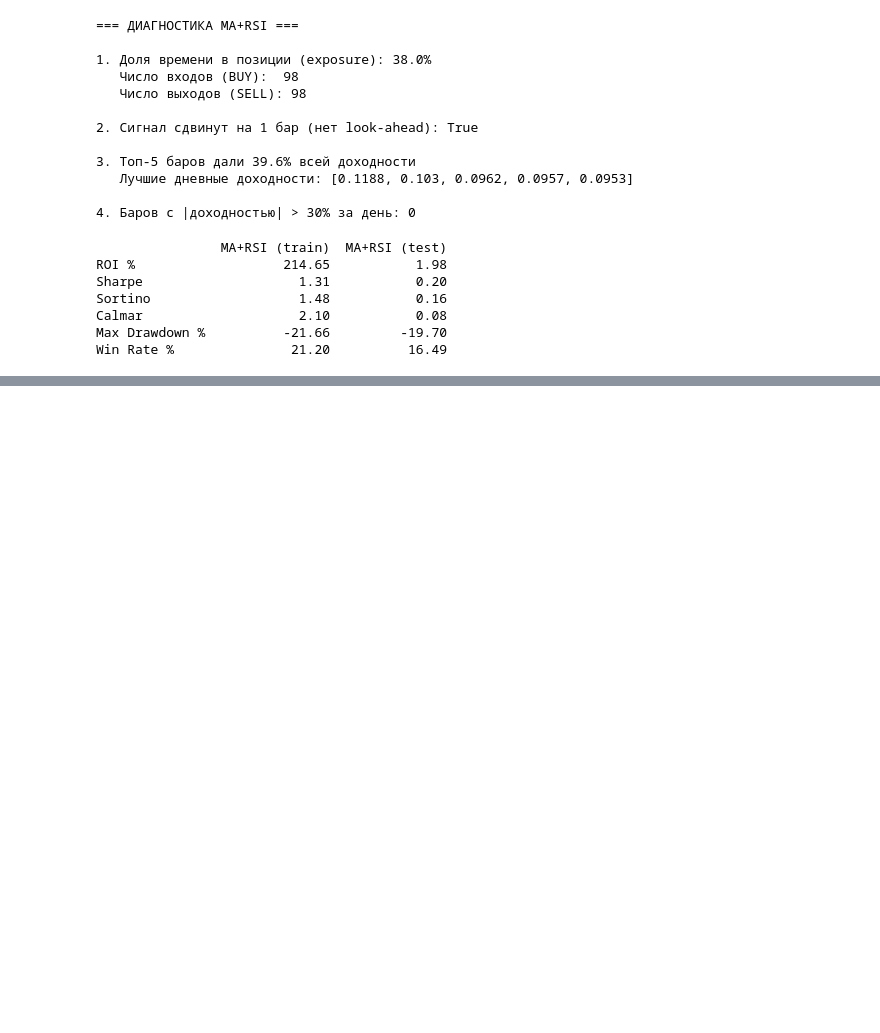
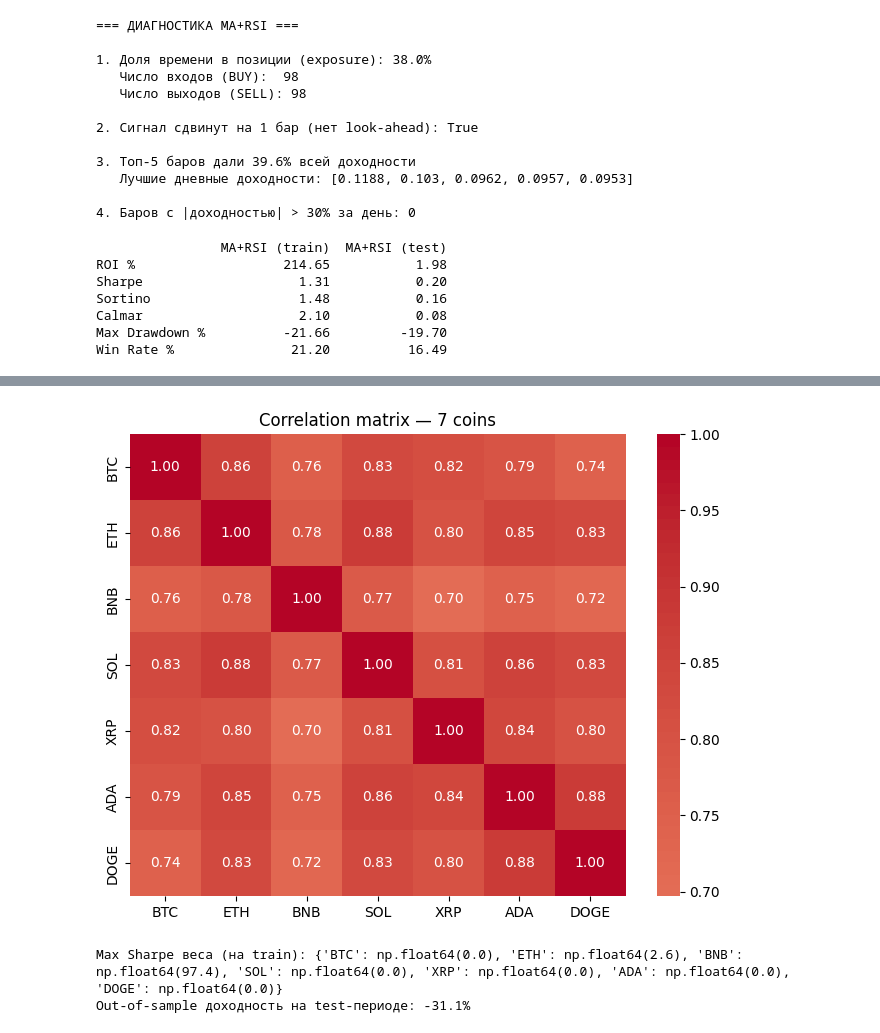
Before and after one commit to pda95/ai-crypto-hedge-fund, a Jupyter notebook: notebooks/hedge_fund.ipynb, the cells around one changed output, grey strips where cells are left out. Cells and saved outputs as stored; diff of their text form; code cells hidden in the pictures; blank space fills up the shorter version.

```diff
--- a/notebooks/hedge_fund.ipynb
+++ b/notebooks/hedge_fund.ipynb
@@ -359,0 +376,24 @@ plt.show()
+# %%
+import seaborn as sns
+plt.figure(figsize=(8, 6))
+sns.heatmap(returns.corr(), annot=True, cmap="coolwarm", center=0, fmt=".2f")
+plt.title("Correlation matrix — 7 coins")
+plt.show()
+# %% [output]
+[figure, added]
+# %%
+split = len(returns) // 2
+train_ret = returns.iloc[:split]
+test_ret  = returns.iloc[split:]
+
+# веса оптимизируем ТОЛЬКО на train
+w_oos = optimize_max_sharpe(train_ret.mean(), train_ret.cov())
+
+# применяем на test (out-of-sample)
+oos_daily = (test_ret * w_oos).sum(axis=1)
+oos_total = (1 + oos_daily).prod() - 1
+print(f"Max Sharpe веса (на train): {dict(zip(assets, (w_oos*100).round(1)))}")
+print(f"Out-of-sample доходность на test-периоде: {oos_total*100:.1f}%")
+# %% [output]
+Max Sharpe веса (на train): {'BTC': np.float64(0.0), 'ETH': np.float64(2.6), 'BNB': np.float64(97.4), 'SOL': np.float64(0.0), 'XRP': np.float64(0.0), 'ADA': np.float64(0.0), 'DOGE': np.float64(0.0)}
+Out-of-sample доходность на test-периоде: -31.1%
```
Also changed, not shown: parts of 2 cells of this notebook, 1 other file.
